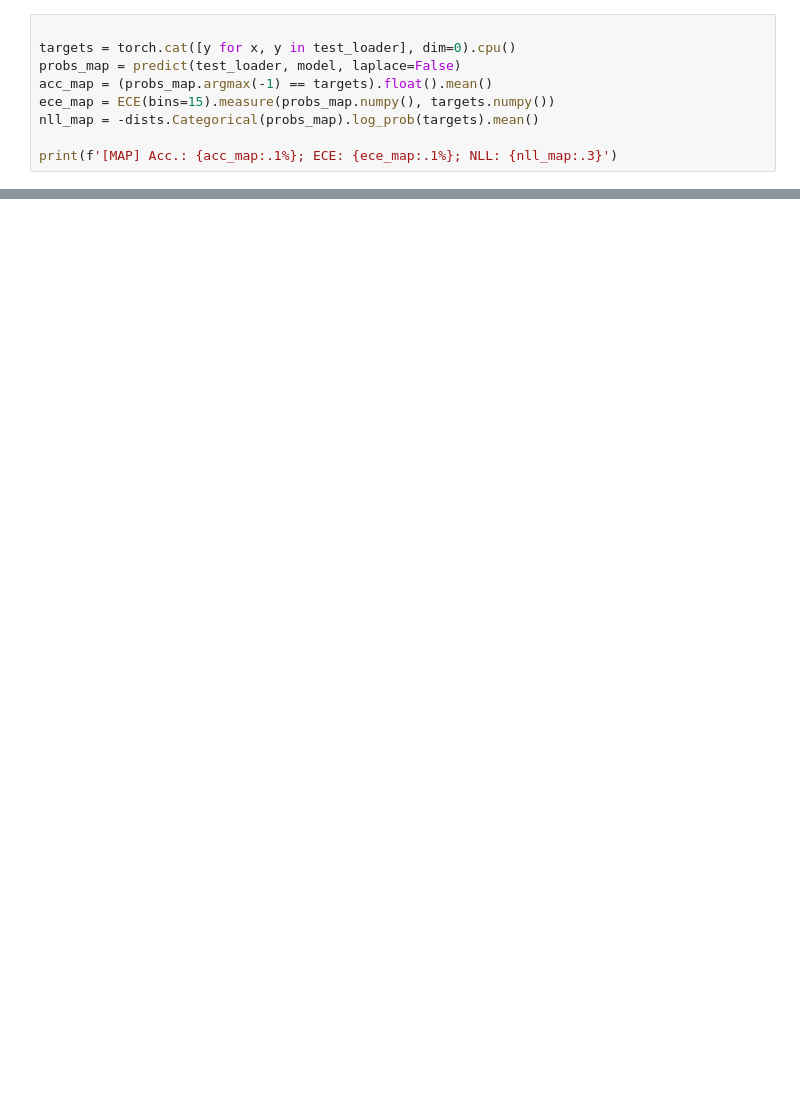
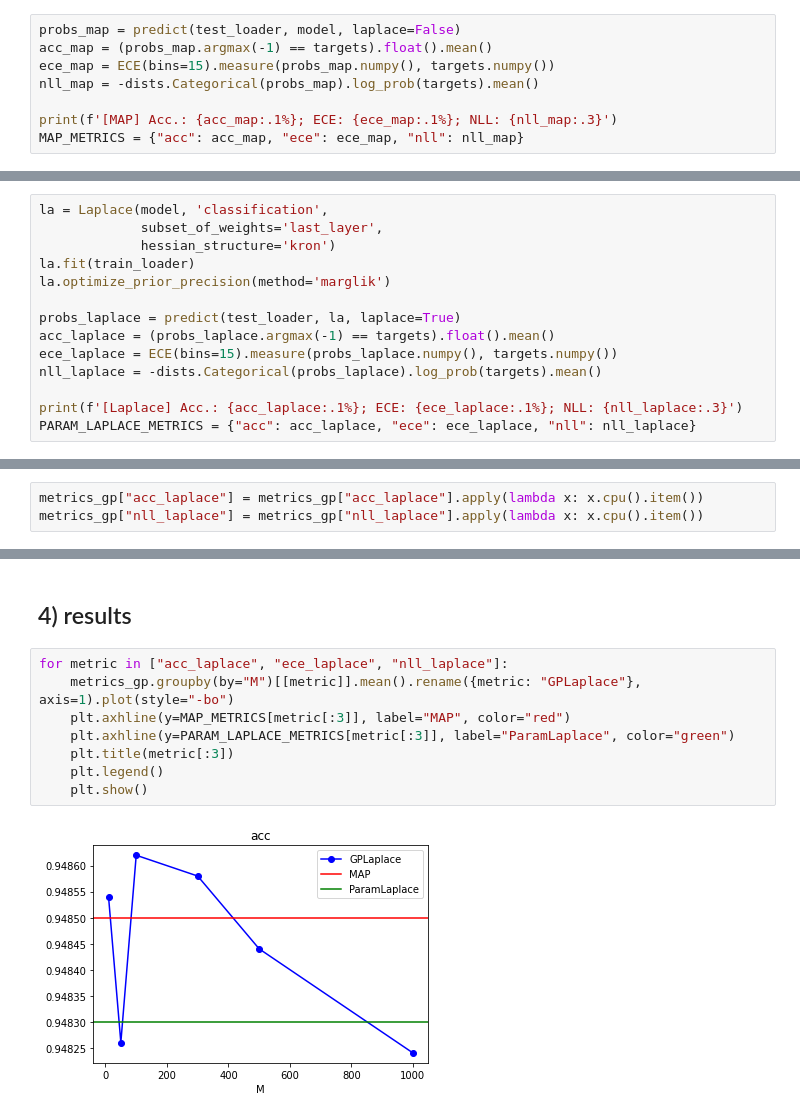
Before and after one commit to aleximmer/Laplace, a Jupyter notebook: examples/calibration_gp.ipynb, the cells around one changed output, grey strips where cells are left out. Saved outputs shown, nothing was run; the diff lists cells and outputs as text; blank space fills up the shorter version.

```diff
--- a/examples/calibration_gp.ipynb
+++ b/examples/calibration_gp.ipynb
@@ -47,10 +60,9 @@ Error:
 # %%
-
-targets = torch.cat([y for x, y in test_loader], dim=0).cpu()
 probs_map = predict(test_loader, model, laplace=False)
 acc_map = (probs_map.argmax(-1) == targets).float().mean()
 ece_map = ECE(bins=15).measure(probs_map.numpy(), targets.numpy())
 nll_map = -dists.Categorical(probs_map).log_prob(targets).mean()
 
 print(f'[MAP] Acc.: {acc_map:.1%}; ECE: {ece_map:.1%}; NLL: {nll_map:.3}')
+MAP_METRICS = {"acc": acc_map, "ece": ece_map, "nll": nll_map}
 # %% [output]
@@ -57,0 +72,14 @@ Error:
+# %%
+la = Laplace(model, 'classification',
+             subset_of_weights='last_layer',
+             hessian_structure='kron')
+la.fit(train_loader)
+la.optimize_prior_precision(method='marglik')
+
+probs_laplace = predict(test_loader, la, laplace=True)
+acc_laplace = (probs_laplace.argmax(-1) == targets).float().mean()
+ece_laplace = ECE(bins=15).measure(probs_laplace.numpy(), targets.numpy())
+nll_laplace = -dists.Categorical(probs_laplace).log_prob(targets).mean()
+
+print(f'[Laplace] Acc.: {acc_laplace:.1%}; ECE: {ece_laplace:.1%}; NLL: {nll_laplace:.3}')
+PARAM_LAPLACE_METRICS = {"acc": acc_laplace, "ece": ece_laplace, "nll": nll_laplace}
@@ -61,0 +118,3 @@ Error:
+# %%
+metrics_gp["acc_laplace"] = metrics_gp["acc_laplace"].apply(lambda x: x.cpu().item())
+metrics_gp["nll_laplace"] = metrics_gp["nll_laplace"].apply(lambda x: x.cpu().item())
@@ -68,0 +159,12 @@ Error:
+# %% [markdown]
+## 4) results
+# %%
+for metric in ["acc_laplace", "ece_laplace", "nll_laplace"]:
+    metrics_gp.groupby(by="M")[[metric]].mean().rename({metric: "GPLaplace"}, axis=1).plot(style="-bo")
+    plt.axhline(y=MAP_METRICS[metric[:3]], label="MAP", color="red")
+    plt.axhline(y=PARAM_LAPLACE_METRICS[metric[:3]], label="ParamLaplace", color="green")
+    plt.title(metric[:3])
+    plt.legend()
+    plt.show()
+# %% [output]
+[figure, added]
```
Also changed, not shown: parts of 19 cells of this notebook.
